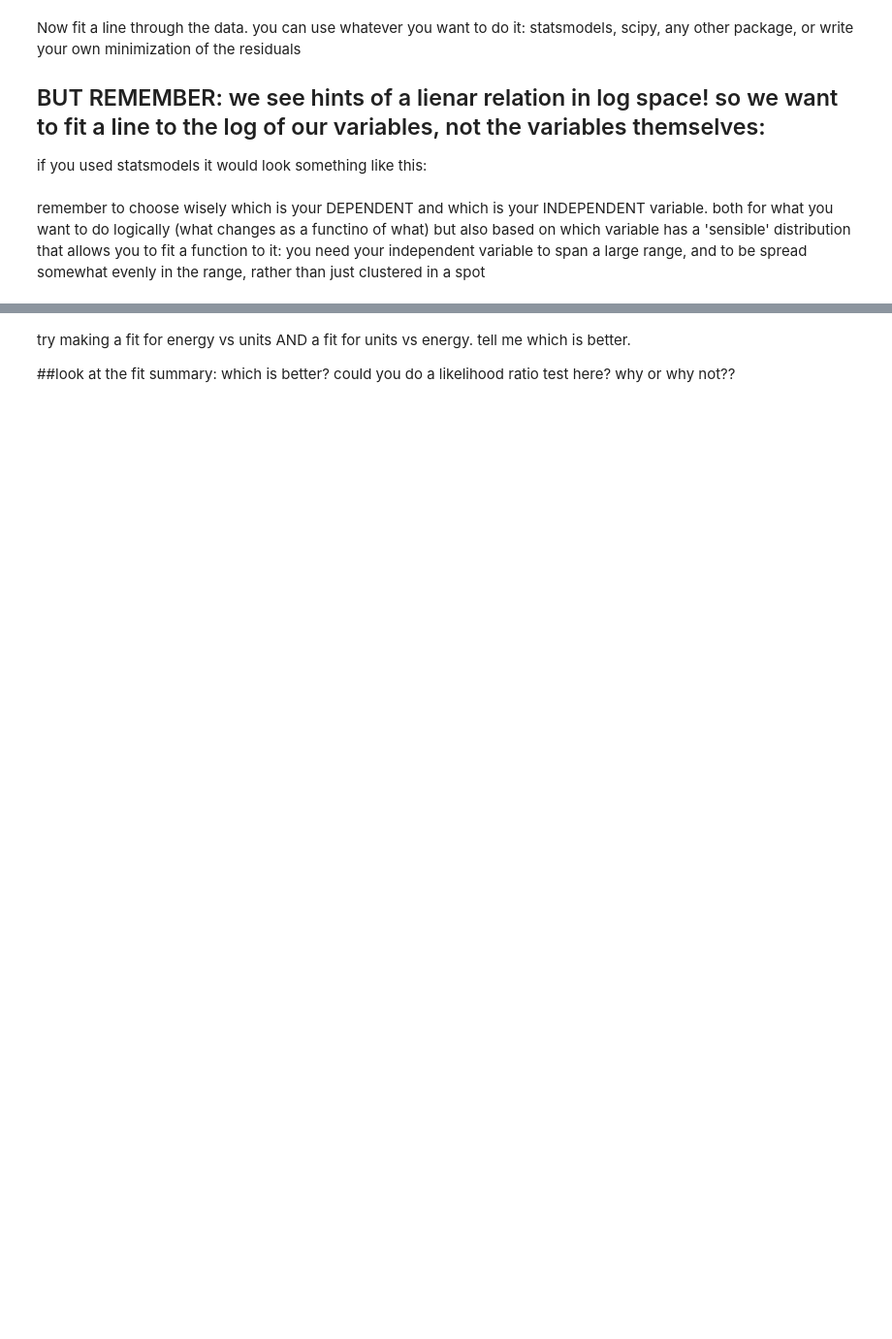
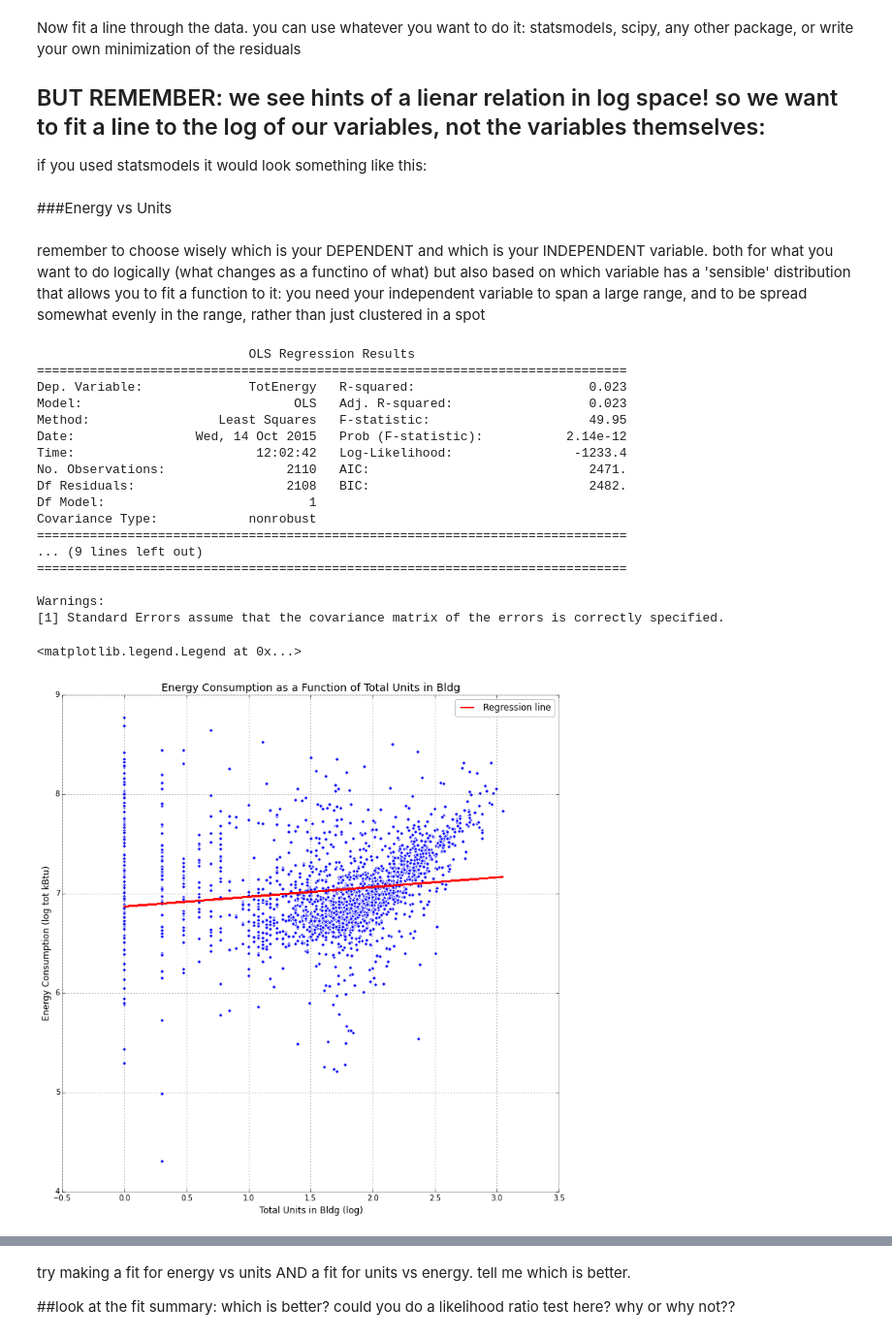
Before and after one commit to dstarobin/PUI2015_dstarobin, a Jupyter notebook: HW5/assgt1.ipynb, the cells around one changed output, grey strips where cells are left out. Shown at 97% size. Drawn from its saved outputs; the diff is of its cells as text; code cells hidden in the pictures; blank space fills up the shorter version.

```diff
--- a/HW5/assgt1.ipynb
+++ b/HW5/assgt1.ipynb
@@ -261,11 +320,18 @@ statsmodels, scipy, any other package, or write your own minimization of the res
 ## BUT REMEMBER: we see hints of a lienar relation in log space! so we want to fit a line to the log of our variables, not the variables themselves:
 
 if you used statsmodels it would look something like this:
+# %% [markdown]
+###Energy vs Units
 # %%
-#X = sm.add_constant(np.log10(x))
+import statsmodels.api as sm
+logunits = np.log10(nrgPLUTOcut.UnitsTotal)
+lognrg = np.log10(nrgPLUTOcut.TotEnergy)
+
+#X = sm.add_constant(np.log10(nrgPLUTOcut.UnitsTotal))
+X = sm.add_constant(logunits)
 #print X
-#model = sm.OLS(np.log10(y), X, missing='drop').fit() # ignores entires where x or y is NaN
-#fit = model.fit()
+model = sm.OLS(np.log10(nrgPLUTOcut.TotEnergy), X, missing='drop') #.fit() # ignores entires where x or y is NaN
+fit = model.fit()
 #return fit.params[1], fit.params[0], fit # could also return stderr in each via fit.bse
 # %% [markdown]
 remember to choose wisely which is your DEPENDENT and which is your INDEPENDENT variable.
@@ -276,0 +341,31 @@ both for what you want to do logically (what changes as a functino of what) but
+# %%
+#fit and plots here
+print fit.summary()
+
+pl.figure(figsize = (12,12))
+pl.scatter(logunits, lognrg)
+pl.xlabel('Total Units in Bldg (log)')
+pl.ylabel('Energy Consumption (log tot kBtu)')
+pl.title('Energy Consumption as a Function of Total Units in Bldg')
+plot(logunits, fit.predict(), 'r', linewidth = 2, label = 'Regression line')
+pl.legend()
+# %% [output]
+                            OLS Regression Results
+==============================================================================
+Dep. Variable:              TotEnergy   R-squared:                       0.023
+Model:                            OLS   Adj. R-squared:                  0.023
+Method:                 Least Squares   F-statistic:                     49.95
+Date:                Wed, 14 Oct 2015   Prob (F-statistic):           2.14e-12
+Time:                        12:02:42   Log-Likelihood:                -1233.4
+No. Observations:                2110   AIC:                             2471.
+Df Residuals:                    2108   BIC:                             2482.
+Df Model:                           1
+Covariance Type:            nonrobust
+==============================================================================
+... (9 lines left out)
+==============================================================================
+
+Warnings:
+[1] Standard Errors assume that the covariance matrix of the errors is correctly specified.
+<matplotlib.legend.Legend at 0x...>
+[figure, added]
```
Also changed, not shown: parts of 20 cells of this notebook.
